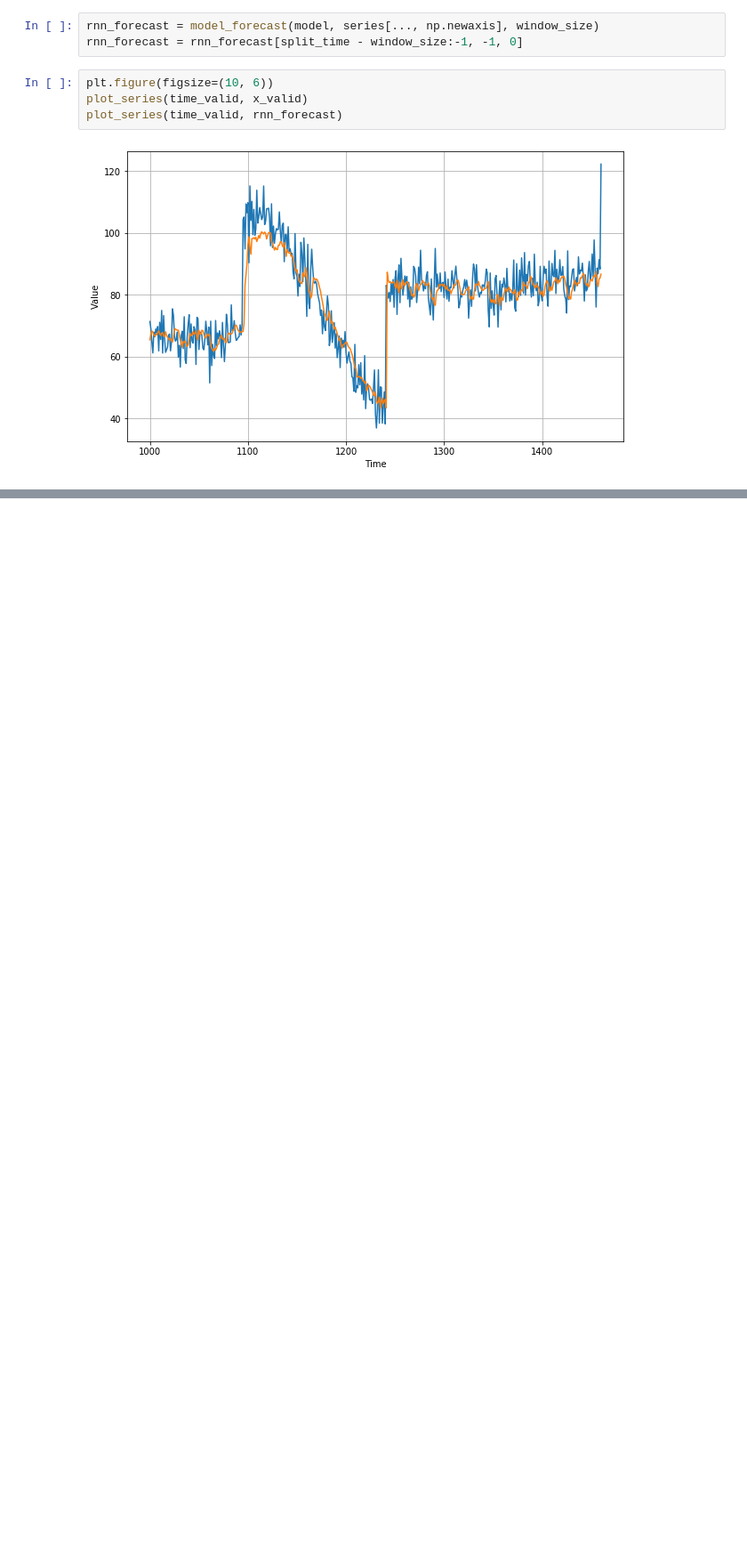
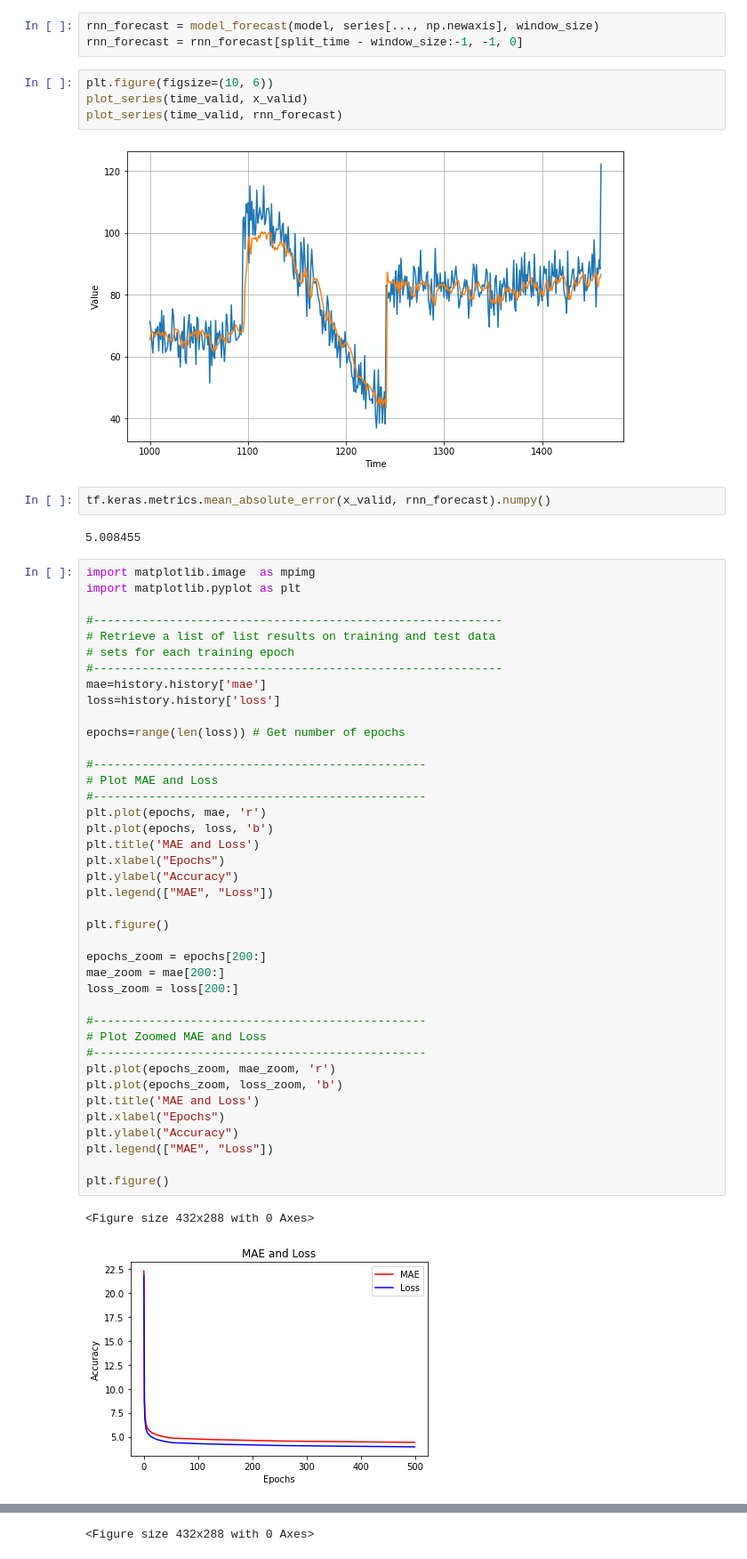
Before and after one commit to ainurafifah00/Coursera_TF, a Jupyter notebook: [Sequences]Week_4_Real_dataset.ipynb, the cells around one changed output, grey strips where cells are left out. Shown: that part at 89% size. Drawn from its saved outputs; the diff is of its cells as text; blank space fills up the shorter version.

```diff
--- a/[Sequences]Week_4_Real_dataset.ipynb
+++ b/[Sequences]Week_4_Real_dataset.ipynb
@@ -195,3 +195,50 @@ plot_series(time_valid, x_valid)
 plot_series(time_valid, rnn_forecast)
 # %% [output]
 [figure]
+# %%
+tf.keras.metrics.mean_absolute_error(x_valid, rnn_forecast).numpy()
+# %% [output]
+5.008455
+# %%
+import matplotlib.image  as mpimg
+import matplotlib.pyplot as plt
+
+#-----------------------------------------------------------
+# Retrieve a list of list results on training and test data
+# sets for each training epoch
+#-----------------------------------------------------------
+mae=history.history['mae']
+loss=history.history['loss']
+
+epochs=range(len(loss)) # Get number of epochs
+
+#------------------------------------------------
+# Plot MAE and Loss
+#------------------------------------------------
+plt.plot(epochs, mae, 'r')
+plt.plot(epochs, loss, 'b')
+plt.title('MAE and Loss')
+plt.xlabel("Epochs")
+plt.ylabel("Accuracy")
+plt.legend(["MAE", "Loss"])
+
+plt.figure()
+
+epochs_zoom = epochs[200:]
+mae_zoom = mae[200:]
+loss_zoom = loss[200:]
+
+#------------------------------------------------
+# Plot Zoomed MAE and Loss
+#------------------------------------------------
+plt.plot(epochs_zoom, mae_zoom, 'r')
+plt.plot(epochs_zoom, loss_zoom, 'b')
+plt.title('MAE and Loss')
+plt.xlabel("Epochs")
+plt.ylabel("Accuracy")
+plt.legend(["MAE", "Loss"])
+
+plt.figure()
+# %% [output]
+<Figure size 432x288 with 0 Axes>
+[figure, added]
@@ -197,0 +246 @@ plot_series(time_valid, rnn_forecast)
+<Figure size 432x288 with 0 Axes>
```
Also changed, not shown: parts of 1 cell of this notebook.
